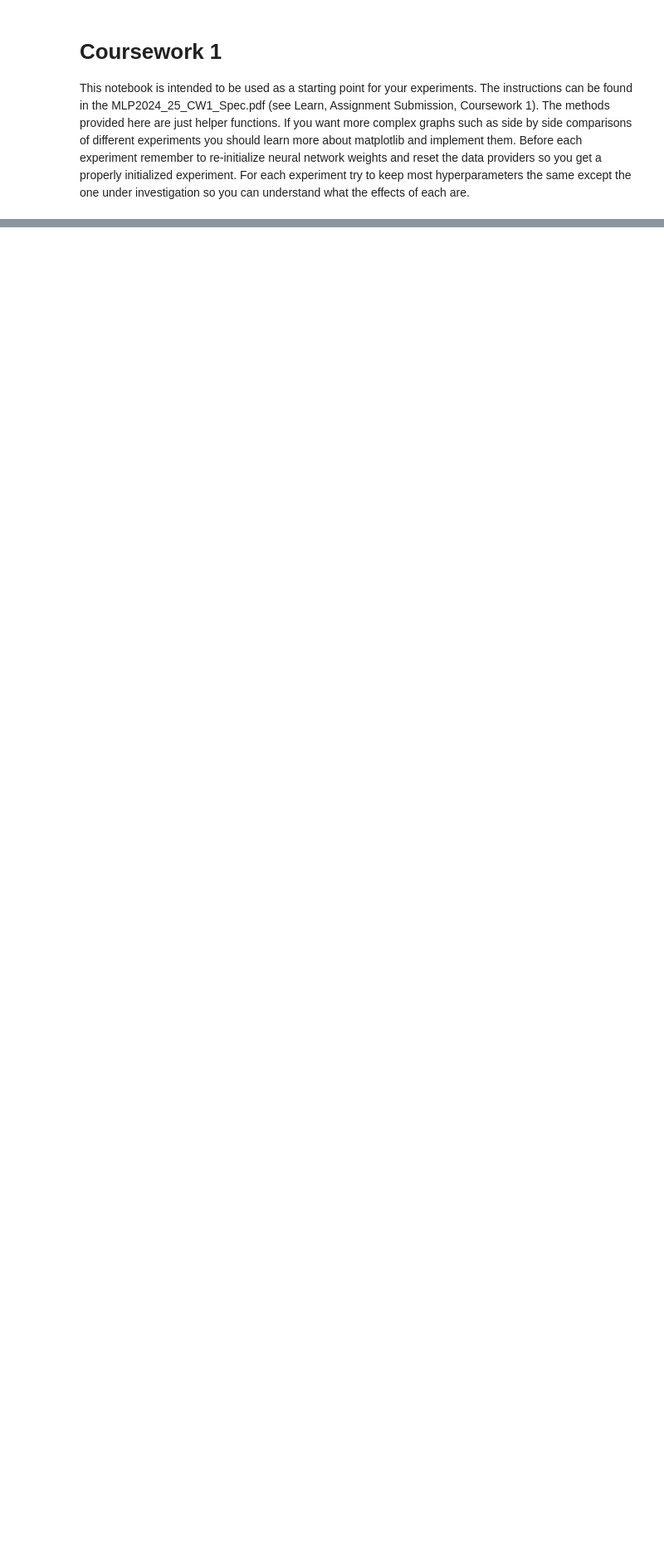
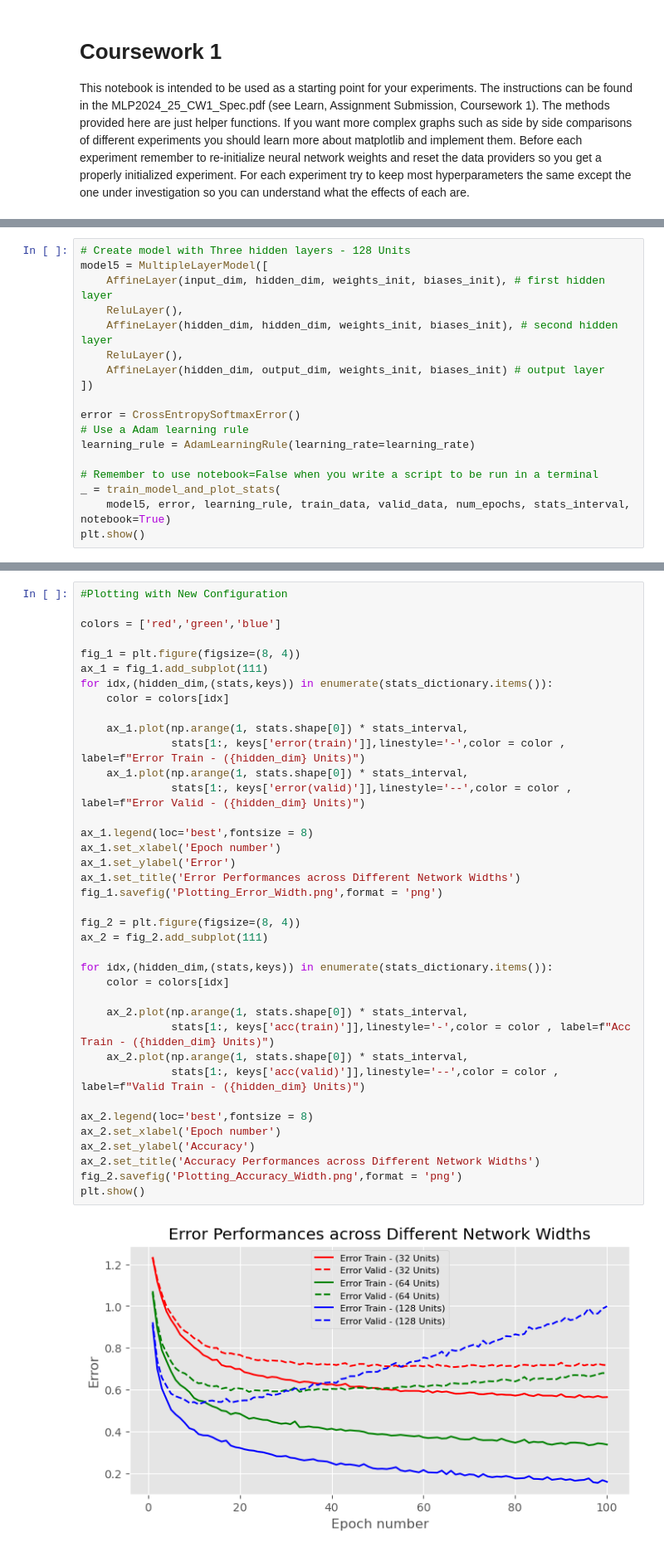
Before and after one commit to bangsen79/mlpractical, a Jupyter notebook: notebooks/Coursework_1.ipynb, the cells around one changed output, grey strips where cells are left out. Shown at 83% size. Saved outputs shown, nothing was run; the diff lists cells and outputs as text; blank space fills up the shorter version.

```diff
--- a/notebooks/Coursework_1.ipynb
+++ b/notebooks/Coursework_1.ipynb
@@ -124,0 +163,18 @@ _ = train_model_and_plot_stats(
+# %%
+# Create model with Three hidden layers - 128 Units
+model5 = MultipleLayerModel([
+    AffineLayer(input_dim, hidden_dim, weights_init, biases_init), # first hidden layer
+    ReluLayer(),
+    AffineLayer(hidden_dim, hidden_dim, weights_init, biases_init), # second hidden layer
+    ReluLayer(),
+    AffineLayer(hidden_dim, output_dim, weights_init, biases_init) # output layer
+])
+
+error = CrossEntropySoftmaxError()
+# Use a Adam learning rule
+learning_rule = AdamLearningRule(learning_rate=learning_rate)
+
+# Remember to use notebook=False when you write a script to be run in a terminal
+_ = train_model_and_plot_stats(
+    model5, error, learning_rule, train_data, valid_data, num_epochs, stats_interval, notebook=True)
+plt.show()
@@ -124,0 +290,40 @@ _ = train_model_and_plot_stats(
+# %%
+#Plotting with New Configuration
+
+colors = ['red','green','blue']
+
+fig_1 = plt.figure(figsize=(8, 4))
+ax_1 = fig_1.add_subplot(111)
+for idx,(hidden_dim,(stats,keys)) in enumerate(stats_dictionary.items()):
+    color = colors[idx]
+
+    ax_1.plot(np.arange(1, stats.shape[0]) * stats_interval,
+              stats[1:, keys['error(train)']],linestyle='-',color = color , label=f"Error Train - ({hidden_dim} Units)")
+    ax_1.plot(np.arange(1, stats.shape[0]) * stats_interval,
+              stats[1:, keys['error(valid)']],linestyle='--',color = color , label=f"Error Valid - ({hidden_dim} Units)")
+
+ax_1.legend(loc='best',fontsize = 8)
+ax_1.set_xlabel('Epoch number')
+ax_1.set_ylabel('Error')
+ax_1.set_title('Error Performances across Different Network Widths')
+fig_1.savefig('Plotting_Error_Width.png',format = 'png')
+
+fig_2 = plt.figure(figsize=(8, 4))
+ax_2 = fig_2.add_subplot(111)
+
+for idx,(hidden_dim,(stats,keys)) in enumerate(stats_dictionary.items()):
+    color = colors[idx]
+
+    ax_2.plot(np.arange(1, stats.shape[0]) * stats_interval,
+              stats[1:, keys['acc(train)']],linestyle='-',color = color , label=f"Acc Train - ({hidden_dim} Units)")
+    ax_2.plot(np.arange(1, stats.shape[0]) * stats_interval,
+              stats[1:, keys['acc(valid)']],linestyle='--',color = color , label=f"Valid Train - ({hidden_dim} Units)")
+
+ax_2.legend(loc='best',fontsize = 8)
+ax_2.set_xlabel('Epoch number')
+ax_2.set_ylabel('Accuracy')
+ax_2.set_title('Accuracy Performances across Different Network Widths')
+fig_2.savefig('Plotting_Accuracy_Width.png',format = 'png')
+plt.show()
+# %% [output]
+[figure, added]
```
Also changed, not shown: parts of 16 cells of this notebook, 8 other files.
